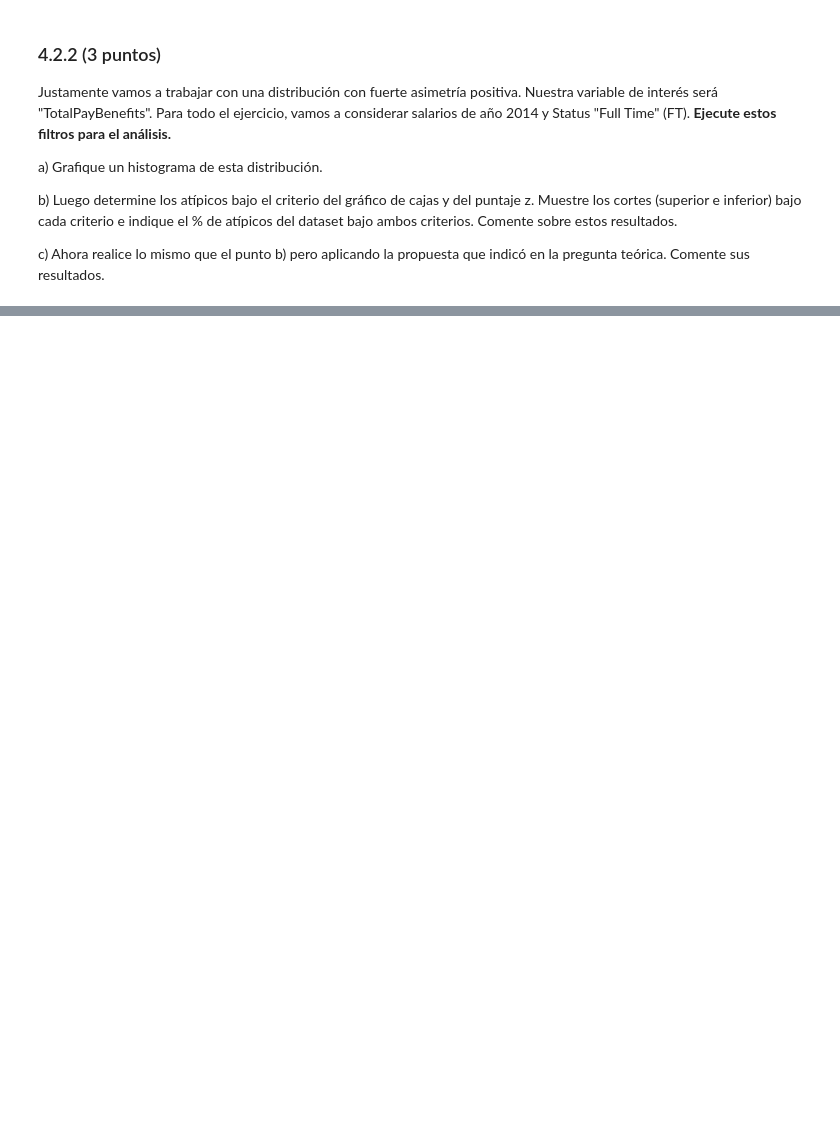
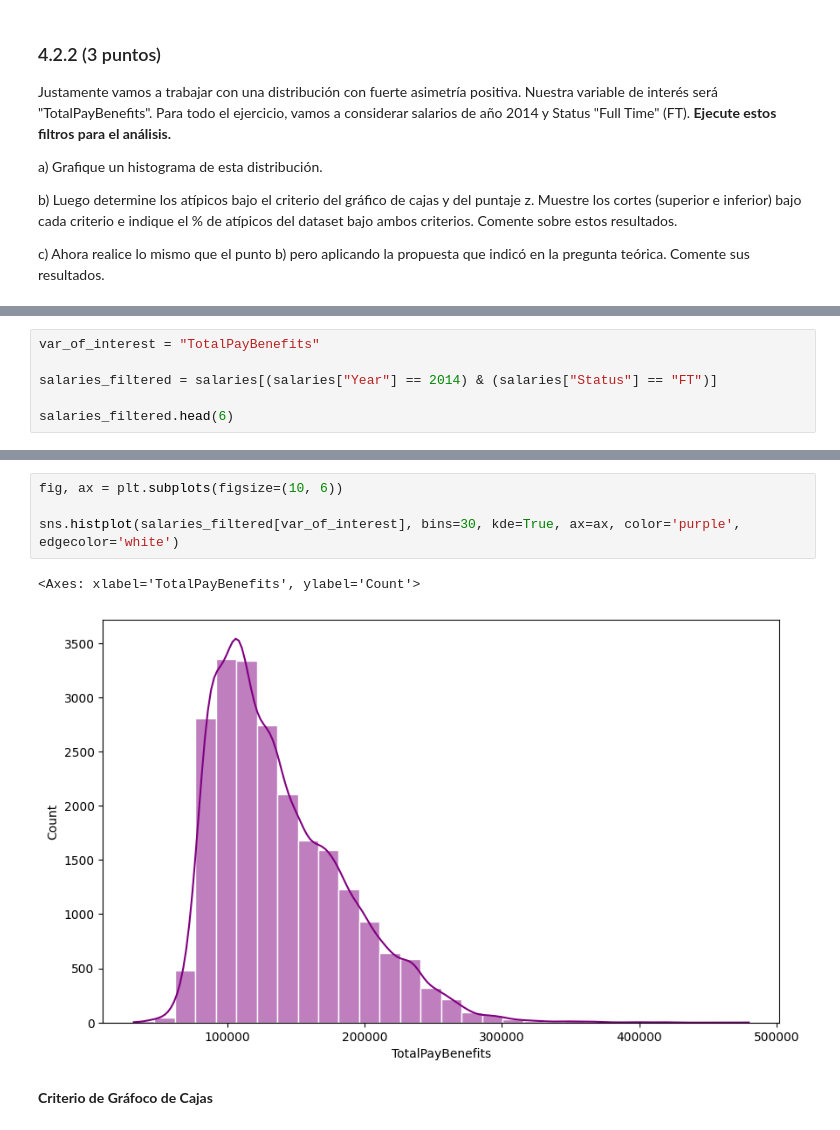
Before and after one commit to Codenid/data-discovery-lab2-eda-missingness-datos-atipicos, a Jupyter notebook: laboratorio_2_alum.ipynb, the cells around one changed output, grey strips where cells are left out. Cells and saved outputs as stored; diff of their text form; blank space fills up the shorter version.

```diff
--- a/laboratorio_2_alum.ipynb
+++ b/laboratorio_2_alum.ipynb
@@ -546,3 +612,9 @@ salaries.head(10)
 | 7 | 8 | DAVID KUSHNER | DEPUTY DIRECTOR OF INVESTMENTS | 256576.96 | 0.0 | 51322.5 | NaN | 307899.46 | 307899.46 | ... |
 | 8 | 9 | MICHAEL MORRIS | BATTALION CHIEF, (FIRE DEPARTMENT) | 176932.64 | 86362.68 | 40132.23 | NaN | 303427.55 | 303427.55 | ... |
 | 9 | 10 | JOANNE HAYES-WHITE | CHIEF OF DEPARTMENT, (FIRE DEPART... | 285262.0 | 0.0 | 17115.73 | NaN | 302377.73 | 302377.73 | ... |
+# %%
+var_of_interest = "TotalPayBenefits"
+
+salaries_filtered = salaries[(salaries["Year"] == 2014) & (salaries["Status"] == "FT")]
+
+salaries_filtered.head(6)
@@ -548,0 +629,9 @@ salaries.head(10)
+# %%
+fig, ax = plt.subplots(figsize=(10, 6))
+
+sns.histplot(salaries_filtered[var_of_interest], bins=30, kde=True, ax=ax, color='purple', edgecolor='white')
+# %% [output]
+<Axes: xlabel='TotalPayBenefits', ylabel='Count'>
+[figure, added]
+# %% [markdown]
+**Criterio de Gráfoco de Cajas**
```
Also changed, not shown: parts of 19 cells of this notebook.
